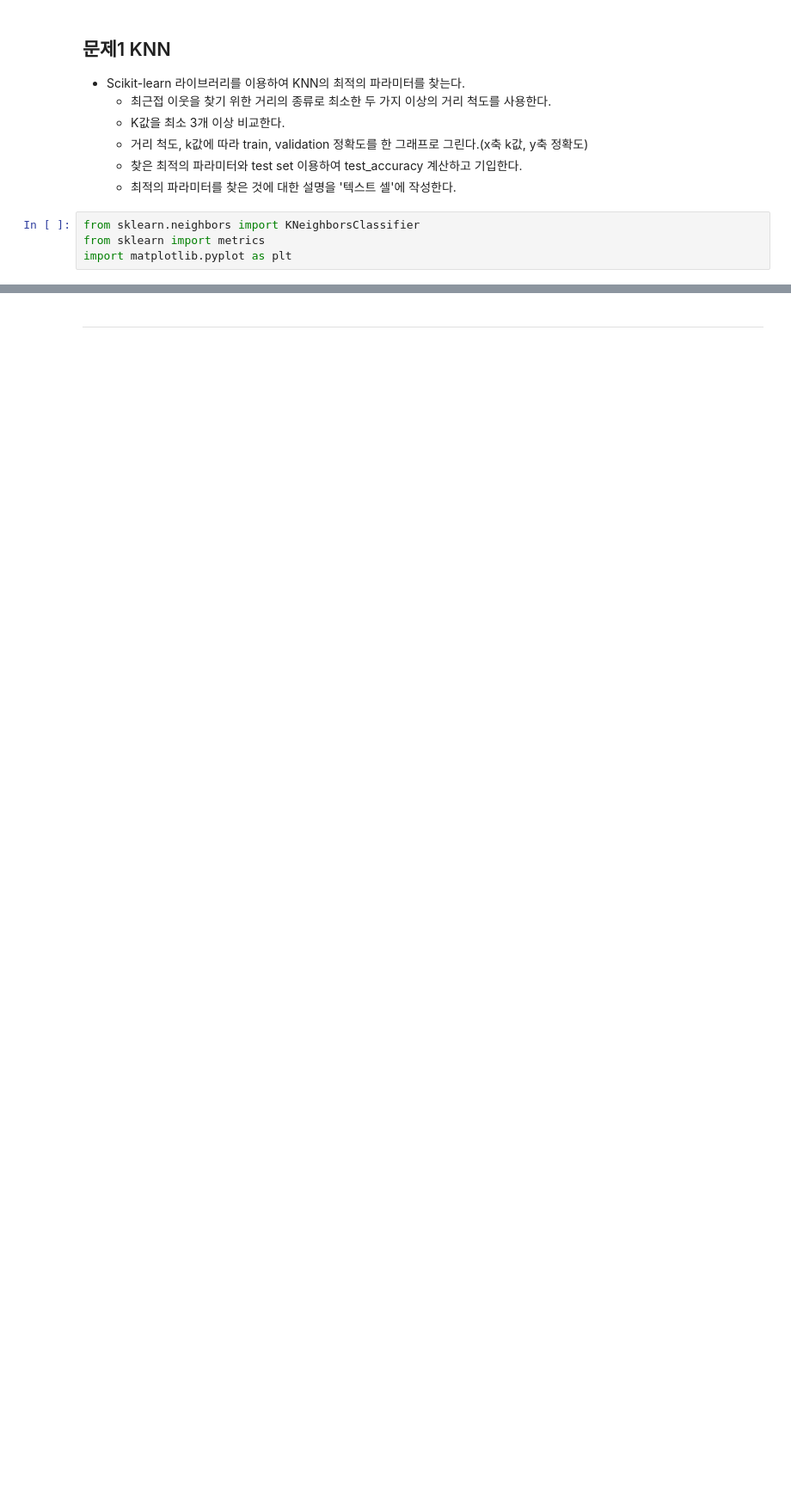
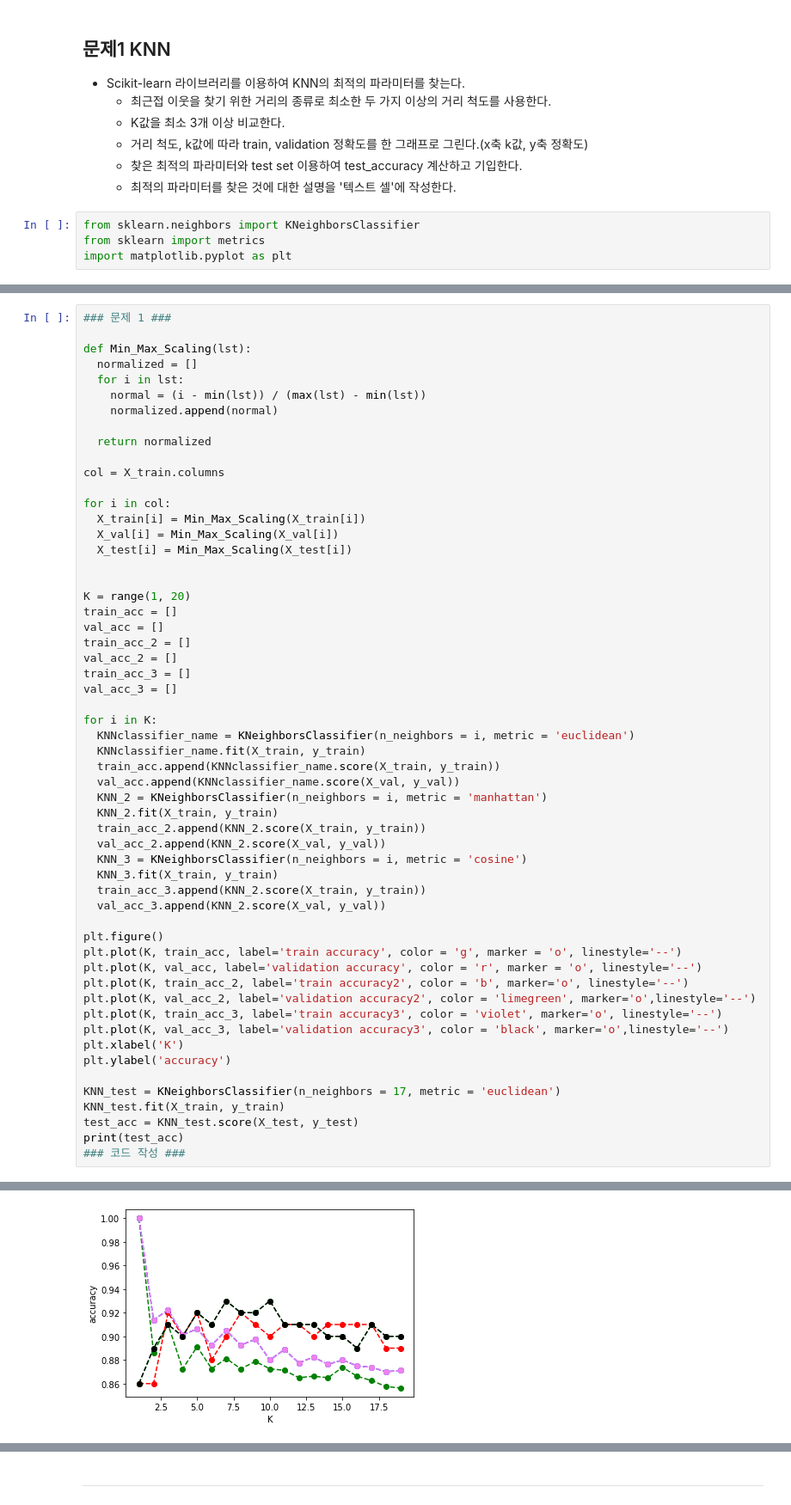
Before and after one commit to Taehun88/2022F-Ajou-ML, a Jupyter notebook: HW3.ipynb, the cells around one changed output, grey strips where cells are left out. Shown at 86% size. Drawn from its saved outputs; the diff is of its cells as text; blank space fills up the shorter version.

```diff
--- a/HW3.ipynb
+++ b/HW3.ipynb
@@ -67,0 +82,57 @@ import matplotlib.pyplot as plt
+# %%
+### 문제 1 ###
+
+def Min_Max_Scaling(lst):
+  normalized = []
+  for i in lst:
+    normal = (i - min(lst)) / (max(lst) - min(lst))
+    normalized.append(normal)
+
+  return normalized
+
+col = X_train.columns
+
+for i in col:
+  X_train[i] = Min_Max_Scaling(X_train[i])
+  X_val[i] = Min_Max_Scaling(X_val[i])
+  X_test[i] = Min_Max_Scaling(X_test[i])
+
+
+K = range(1, 20)
+train_acc = []
+val_acc = []
+train_acc_2 = []
+val_acc_2 = []
+train_acc_3 = []
+val_acc_3 = []
+
+for i in K:
+  KNNclassifier_name = KNeighborsClassifier(n_neighbors = i, metric = 'euclidean')
+  KNNclassifier_name.fit(X_train, y_train)
+  train_acc.append(KNNclassifier_name.score(X_train, y_train))
+  val_acc.append(KNNclassifier_name.score(X_val, y_val))
+  KNN_2 = KNeighborsClassifier(n_neighbors = i, metric = 'manhattan')
+  KNN_2.fit(X_train, y_train)
+  train_acc_2.append(KNN_2.score(X_train, y_train))
+  val_acc_2.append(KNN_2.score(X_val, y_val))
+  KNN_3 = KNeighborsClassifier(n_neighbors = i, metric = 'cosine')
+  KNN_3.fit(X_train, y_train)
+  train_acc_3.append(KNN_2.score(X_train, y_train))
+  val_acc_3.append(KNN_2.score(X_val, y_val))
+
+plt.figure()
+plt.plot(K, train_acc, label='train accuracy', color = 'g', marker = 'o', linestyle='--')
+plt.plot(K, val_acc, label='validation accuracy', color = 'r', marker = 'o', linestyle='--')
+plt.plot(K, train_acc_2, label='train accuracy2', color = 'b', marker='o', linestyle='--')
+plt.plot(K, val_acc_2, label='validation accuracy2', color = 'limegreen', marker='o',linestyle='--')
+plt.plot(K, train_acc_3, label='train accuracy3', color = 'violet', marker='o', linestyle='--')
+plt.plot(K, val_acc_3, label='validation accuracy3', color = 'black', marker='o',linestyle='--')
+plt.xlabel('K')
+plt.ylabel('accuracy')
+
+KNN_test = KNeighborsClassifier(n_neighbors = 17, metric = 'euclidean')
+KNN_test.fit(X_train, y_train)
+test_acc = KNN_test.score(X_test, y_test)
+print(test_acc)
+### 코드 작성 ###
+# %% [output]
@@ -67,0 +140 @@ import matplotlib.pyplot as plt
+[figure, added]
```
Also changed, not shown: parts of 23 cells of this notebook.
